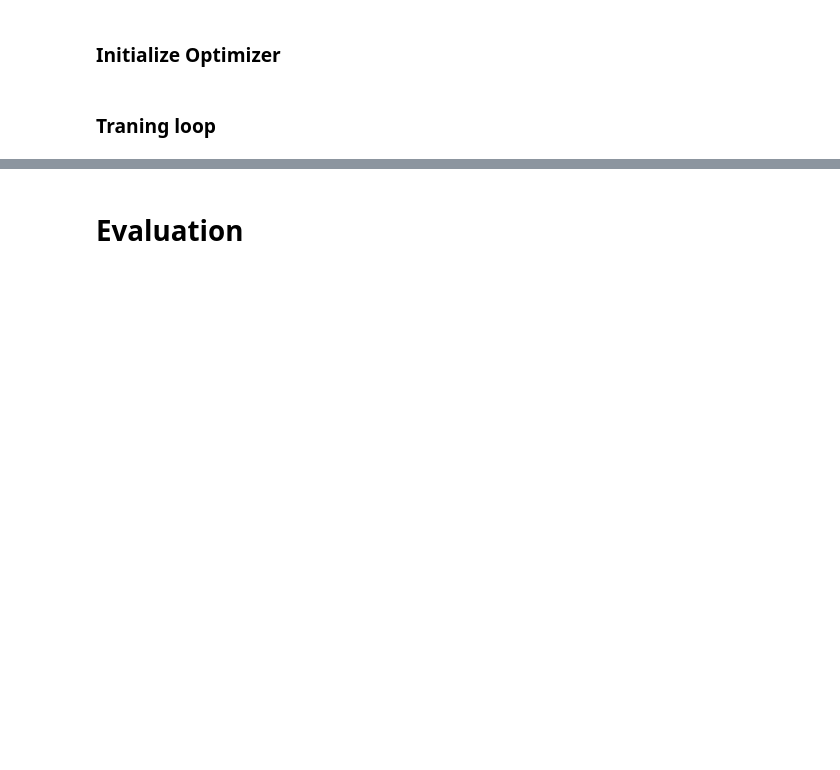
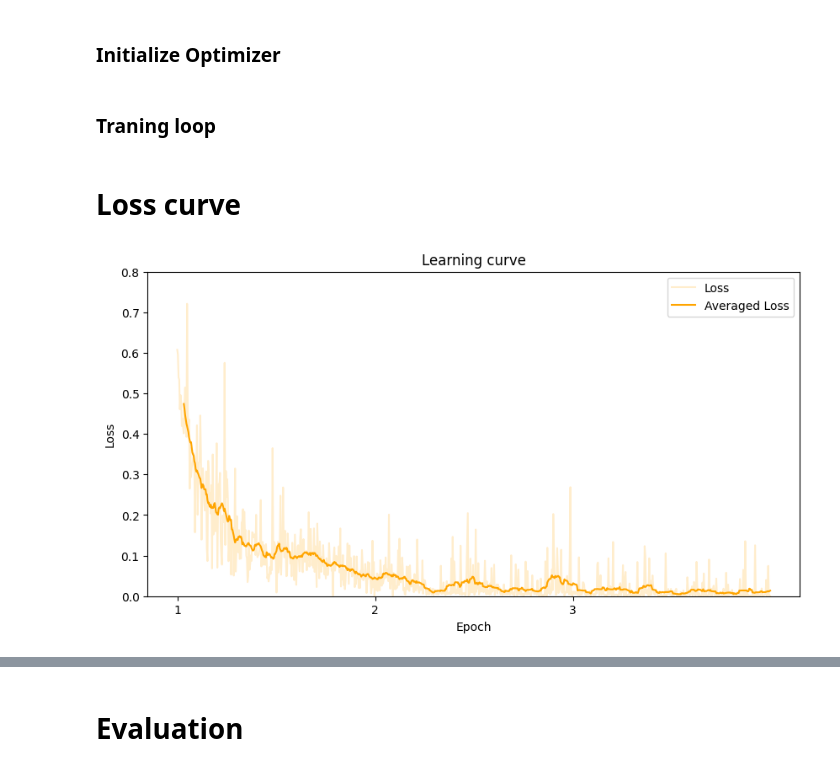
Before and after one commit to Skamlo/crack-image-segmentation, a Jupyter notebook: main.ipynb, the cells around one changed output, grey strips where cells are left out. Drawn from its saved outputs; the diff is of its cells as text; code cells hidden in the pictures; blank space fills up the shorter version.

Commit message:
History and learning curve

```diff
--- a/main.ipynb
+++ b/main.ipynb
@@ -51,3 +59,24 @@ train(
     train_loader, test_loader, model, optimizer, criterion,
     device=DEVICE, n_epochs=NUM_EPOCHS, save_dir=SAVE_DIR
 )
+# %% [markdown]
+# Loss curve
+# %%
+with open("./data/history.json", "r") as f:
+    history = json.load(f)
+# %%
+plt.figure(figsize=(10, 5))
+plt.plot(history["loss"], color="orange", alpha=0.2, label="Loss")
+plt.plot(
+    [np.mean(history["loss"][i-10:i+10]) for i in range(len(history["loss"]))],
+    color="orange", label="Averaged Loss"
+)
+plt.xticks(np.arange(3)*301, np.arange(1, 4))
+plt.ylim(0.0, 0.8)
+plt.title("Learning curve")
+plt.xlabel("Epoch")
+plt.ylabel("Loss")
+plt.legend()
+plt.show()
+# %% [output]
+[figure, added]
```
Also changed, not shown: parts of 4 cells of this notebook, 2 other files.
